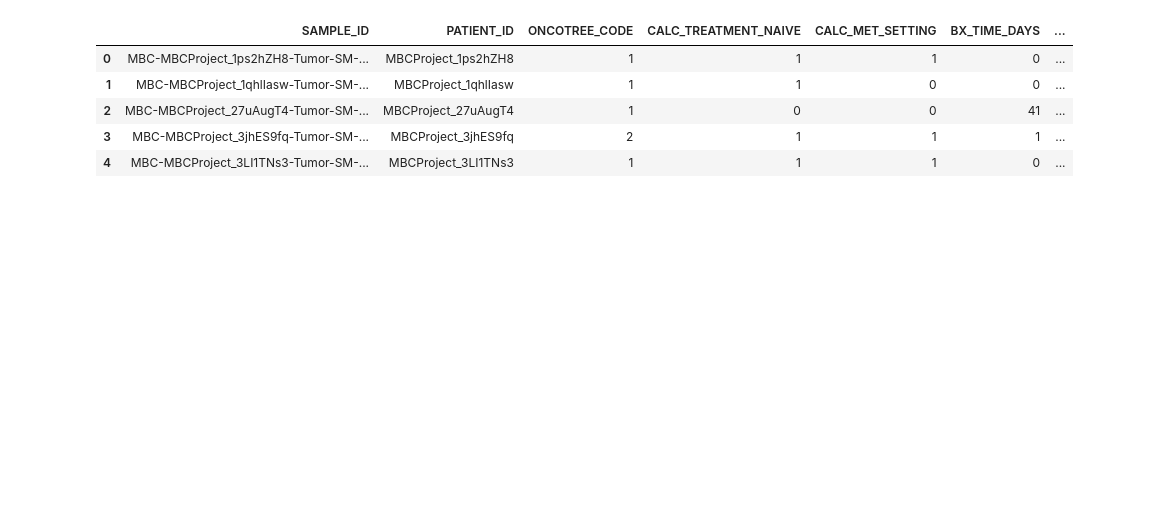
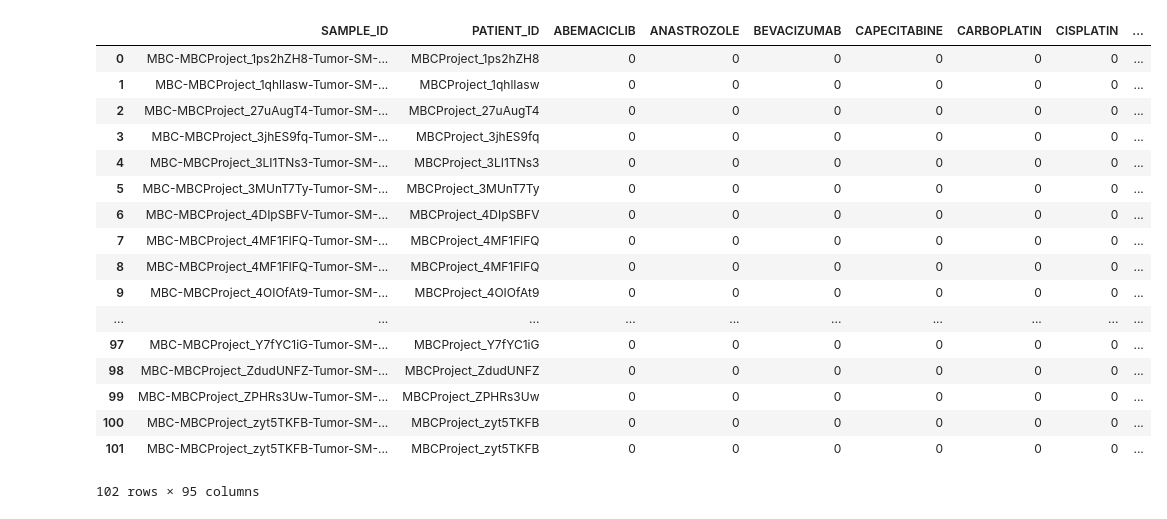
Before and after one commit to egeozin/Data-Analytics-to-Predict-Breast-Cancer-Subtype, a Jupyter notebook: StrToNu.ipynb, the cells around one changed output. Drawn from its saved outputs; the diff is of its cells as text; code cells hidden in the pictures; blank space fills up the shorter version.

```diff
--- a/StrToNu.ipynb
+++ b/StrToNu.ipynb
@@ -6,16 +6,28 @@ BX_LOCATION={'Bone':1,'Breast':2,'Liver':3,'Axillary Lymph Node':4,'Lung':5,'Che
 BX_SIDEDNESS_BREAST={'Left':1,'Right':2,'Not Applicable':0}
 BX_TYPE={'FNA':1,'Core':2,'Lumpectomy':3,'Mastectomy':4,'Punch':5,'Excision':6,'Wedge':7,'Other':8}
 # %%
-data = pd.read_csv('imputed_sample_clean_1.csv')
+data = pd.read_csv('OLD_DATA/imputed_patient_clean_with_therapies_1.csv')
 # %%
-data.head()
+data
 # %% [output]
-|  | SAMPLE_ID | PATIENT_ID | ONCOTREE_CODE | CALC_TREATMENT_NAIVE | CALC_MET_SETTING | BX_TIME_DAYS | ... |
-| 0 | MBC-MBCProject_1ps2hZH8-Tumor-SM-... | MBCProject_1ps2hZH8 | 1 | 1 | 1 | 0 | ... |
-| 1 | MBC-MBCProject_1qhlIasw-Tumor-SM-... | MBCProject_1qhlIasw | 1 | 1 | 0 | 0 | ... |
-| 2 | MBC-MBCProject_27uAugT4-Tumor-SM-... | MBCProject_27uAugT4 | 1 | 0 | 0 | 41 | ... |
-| 3 | MBC-MBCProject_3jhES9fq-Tumor-SM-... | MBCProject_3jhES9fq | 2 | 1 | 1 | 1 | ... |
-| 4 | MBC-MBCProject_3LI1TNs3-Tumor-SM-... | MBCProject_3LI1TNs3 | 1 | 1 | 1 | 0 | ... |
+|  | SAMPLE_ID | PATIENT_ID | ABEMACICLIB | ANASTROZOLE | BEVACIZUMAB | CAPECITABINE | CARBOPLATIN | CISPLATIN | ... |
+| 0 | MBC-MBCProject_1ps2hZH8-Tumor-SM-... | MBCProject_1ps2hZH8 | 0 | 0 | 0 | 0 | 0 | 0 | ... |
+| 1 | MBC-MBCProject_1qhlIasw-Tumor-SM-... | MBCProject_1qhlIasw | 0 | 0 | 0 | 0 | 0 | 0 | ... |
+| 2 | MBC-MBCProject_27uAugT4-Tumor-SM-... | MBCProject_27uAugT4 | 0 | 0 | 0 | 0 | 0 | 0 | ... |
+| 3 | MBC-MBCProject_3jhES9fq-Tumor-SM-... | MBCProject_3jhES9fq | 0 | 0 | 0 | 0 | 0 | 0 | ... |
+| 4 | MBC-MBCProject_3LI1TNs3-Tumor-SM-... | MBCProject_3LI1TNs3 | 0 | 0 | 0 | 0 | 0 | 0 | ... |
+| 5 | MBC-MBCProject_3MUnT7Ty-Tumor-SM-... | MBCProject_3MUnT7Ty | 0 | 0 | 0 | 0 | 0 | 0 | ... |
+| 6 | MBC-MBCProject_4DIpSBFV-Tumor-SM-... | MBCProject_4DIpSBFV | 0 | 0 | 0 | 0 | 0 | 0 | ... |
+| 7 | MBC-MBCProject_4MF1FlFQ-Tumor-SM-... | MBCProject_4MF1FlFQ | 0 | 0 | 0 | 0 | 0 | 0 | ... |
+| 8 | MBC-MBCProject_4MF1FlFQ-Tumor-SM-... | MBCProject_4MF1FlFQ | 0 | 0 | 0 | 0 | 0 | 0 | ... |
+| 9 | MBC-MBCProject_4OIOfAt9-Tumor-SM-... | MBCProject_4OIOfAt9 | 0 | 0 | 0 | 0 | 0 | 0 | ... |
+| ... | ... | ... | ... | ... | ... | ... | ... | ... | ... |
+| 97 | MBC-MBCProject_Y7fYC1iG-Tumor-SM-... | MBCProject_Y7fYC1iG | 0 | 0 | 0 | 0 | 0 | 0 | ... |
+| 98 | MBC-MBCProject_ZdudUNFZ-Tumor-SM-... | MBCProject_ZdudUNFZ | 0 | 0 | 0 | 0 | 0 | 0 | ... |
+| 99 | MBC-MBCProject_ZPHRs3Uw-Tumor-SM-... | MBCProject_ZPHRs3Uw | 0 | 0 | 0 | 0 | 0 | 0 | ... |
+| 100 | MBC-MBCProject_zyt5TKFB-Tumor-SM-... | MBCProject_zyt5TKFB | 0 | 0 | 0 | 0 | 0 | 0 | ... |
+| 101 | MBC-MBCProject_zyt5TKFB-Tumor-SM-... | MBCProject_zyt5TKFB | 0 | 0 | 0 | 0 | 0 | 0 | ... |
+102 rows × 95 columns
 # %%
 data['BX_LOCATION'].replace(BX_LOCATION,inplace=True)
 data['BX_SIDEDNESS_BREAST'].replace(BX_SIDEDNESS_BREAST,inplace=True)
```
Also changed, not shown: 2 other files.
